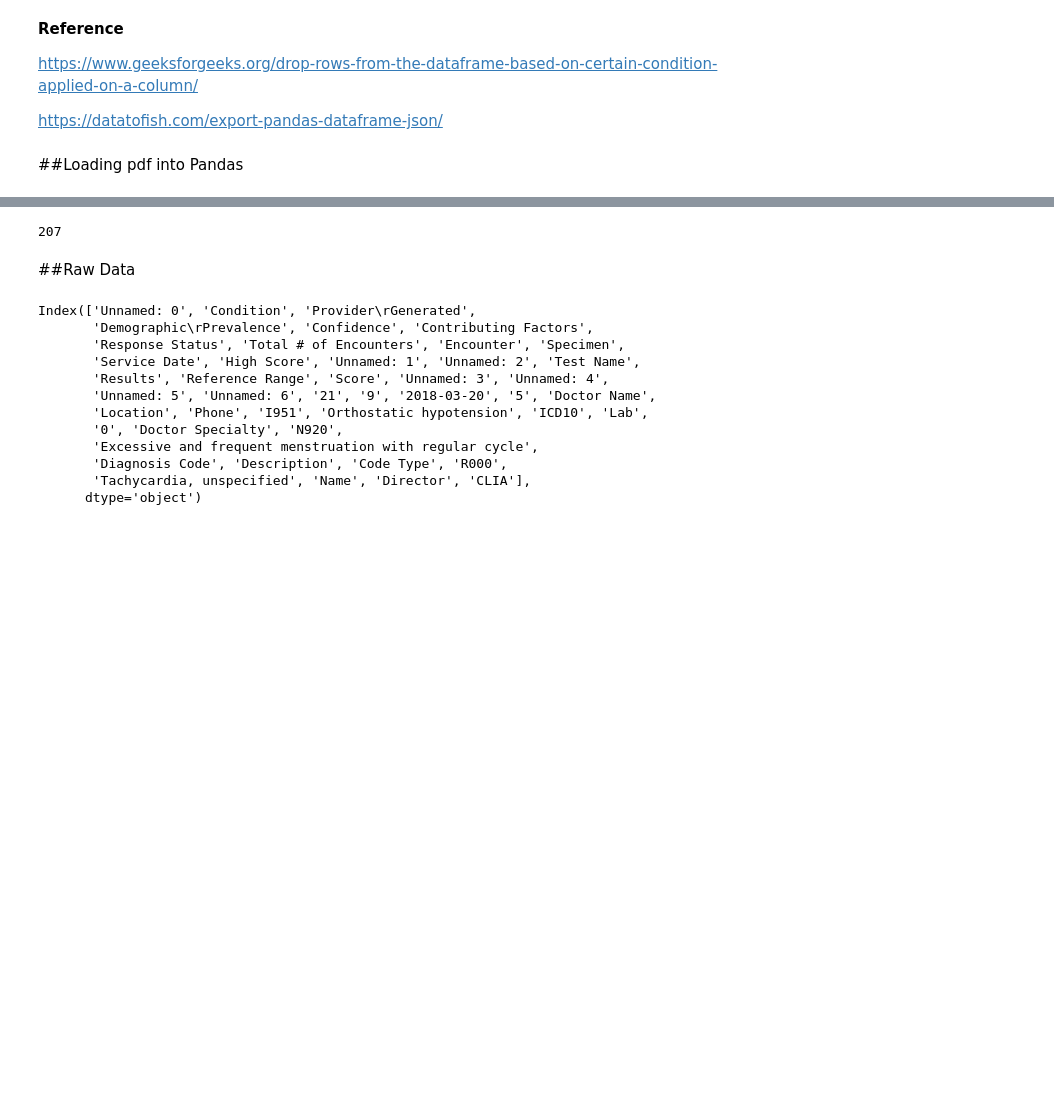
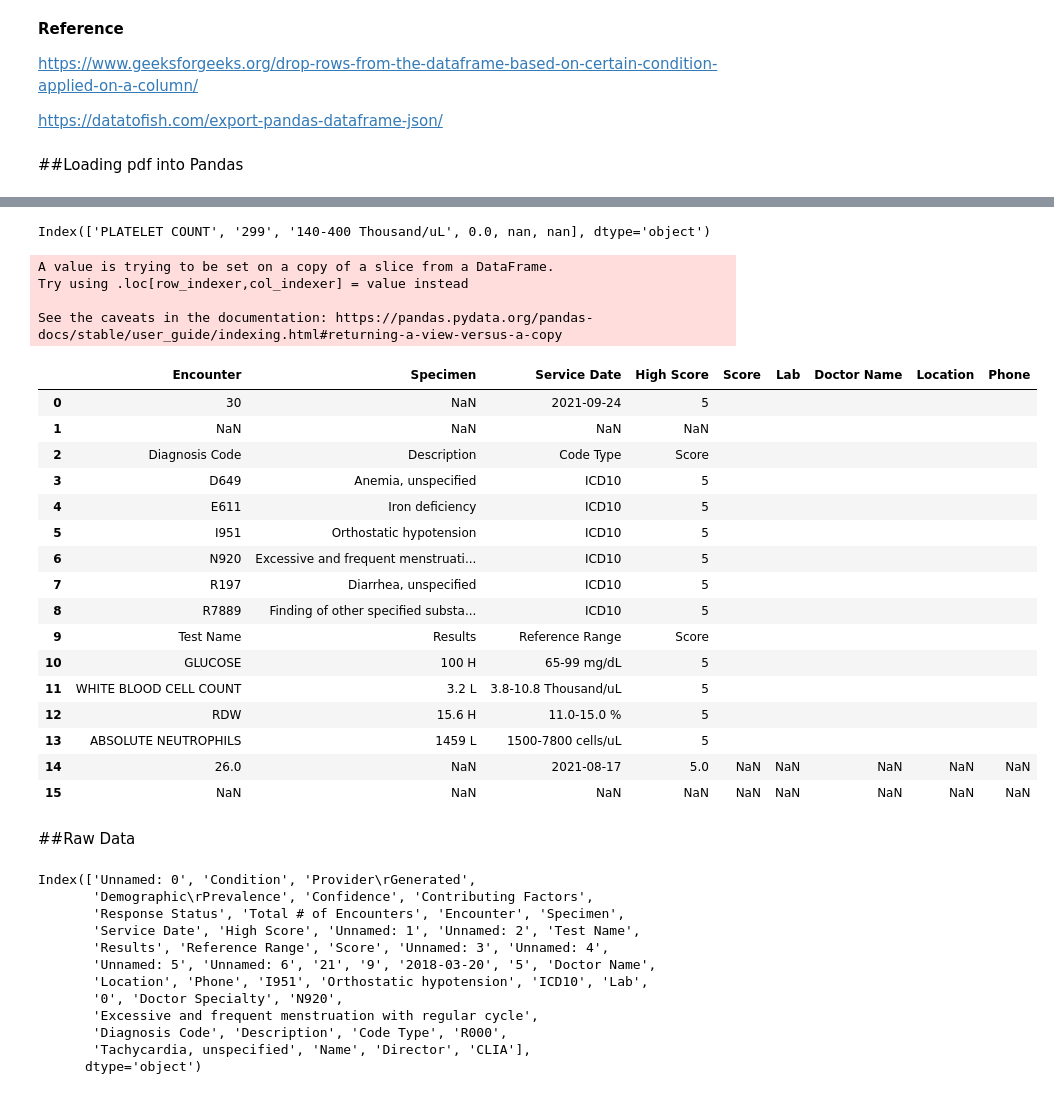
Before and after one commit to rahiakela/data-science-research-and-practice, a Jupyter notebook: data-extraction-works/01-tabulapy.ipynb, the cells around one changed output, grey strips where cells are left out. Drawn from its saved outputs; the diff is of its cells as text; code cells hidden in the pictures; blank space fills up the shorter version.

```diff
--- a/data-extraction-works/01-tabulapy.ipynb
+++ b/data-extraction-works/01-tabulapy.ipynb
@@ -36,0 +112,5 @@ dfs[1]
+# %%
+raw_df = data_df[1].rename(columns=data_df[1].iloc[0]).drop(data_df[1].index[0])
+raw_df.columns
+# %% [output]
+Index(['PLATELET COUNT', '299', '140-400 Thousand/uL', 0.0, nan, nan], dtype='object')
@@ -40,13 +135,60 @@ for idx in range(len(dfs)):
   # filter unwanted tables
   if (dfs[idx].columns[0] != "Unnamed: 0") and (dfs[idx].columns[0] != "Condition") and (dfs[idx].columns[0] != "Response Status"):
     data_df.append(dfs[idx])
-# %%
-data_df = []
-for idx in range(len(dfs)):
-  # filter unwanted tables
-  #if dfs[idx].columns[0] in ["Test Name", "Results", "Reference Range", "Score", "Encounter"]:
-  data_df.append(dfs[idx])
-# %%
-len(data_df)
-# %% [output]
-207
+# %%
+def create_data_df(dfs):
+  data_df = pd.DataFrame()
+  for idx in range(len(dfs)):
+    # Step-1: drop unwanted columns
+    raw_df = drop_unwanted_columns(dfs[idx])
+
+    # skip loop if columns does not exists
+    if len(raw_df.columns) == 0:
+      continue
+      if raw_df.columns[0] == "Condition":
+        continue
+
+    # Step-2: if it is first "Encounter" table
+    if raw_df.columns[0] == "Encounter" and len(data_df.columns) < 9:
+      # then add extra columns
+      cols_list = ["Score", "Lab", "Doctor Name", "Location", "Phone"]
+      for col_name in cols_list:
+        raw_df[col_name] = ""
+      data_df = pd.concat([data_df, raw_df], ignore_index=True) # .reset_index(drop = True)
+
+    # Step-3: if it is not first "Encounter" table
+    if raw_df.columns[0] in "Encounter":
+      # then assign column value to respective column
+      encounter_df = pd.concat([data_df, raw_df], ignore_index=True)
+
+    # Step-4: if it is "Test Name", "Diagnosis Code", "Doctor Specialty" and "Lab" table
+    if raw_df.columns[0] in ["Test Name", "Diagnosis Code", "Doctor Specialty", "Lab"]:
+      # then assign column value to "Encounter" table's column based on index position
+      pass
+
+  return encounter_df
+# %%
+data_df = create_data_df(dfs)
+data_df
+# %% [output]
+A value is trying to be set on a copy of a slice from a DataFrame.
+Try using .loc[row_indexer,col_indexer] = value instead
+
+See the caveats in the documentation: https://pandas.pydata.org/pandas-docs/stable/user_guide/indexing.html#returning-a-view-versus-a-copy
+|  | Encounter | Specimen | Service Date | High Score | Score | Lab | Doctor Name | Location | Phone |
+| 0 | 30 | NaN | 2021-09-24 | 5 |  |  |  |  |  |
+| 1 | NaN | NaN | NaN | NaN |  |  |  |  |  |
+| 2 | Diagnosis Code | Description | Code Type | Score |  |  |  |  |  |
+| 3 | D649 | Anemia, unspecified | ICD10 | 5 |  |  |  |  |  |
+| 4 | E611 | Iron deficiency | ICD10 | 5 |  |  |  |  |  |
+| 5 | I951 | Orthostatic hypotension | ICD10 | 5 |  |  |  |  |  |
+| 6 | N920 | Excessive and frequent menstruati... | ICD10 | 5 |  |  |  |  |  |
+| 7 | R197 | Diarrhea, unspecified | ICD10 | 5 |  |  |  |  |  |
+| 8 | R7889 | Finding of other specified substa... | ICD10 | 5 |  |  |  |  |  |
+| 9 | Test Name | Results | Reference Range | Score |  |  |  |  |  |
+| 10 | GLUCOSE | 100 H | 65-99 mg/dL | 5 |  |  |  |  |  |
+| 11 | WHITE BLOOD CELL COUNT | 3.2 L | 3.8-10.8 Thousand/uL | 5 |  |  |  |  |  |
+| 12 | RDW | 15.6 H | 11.0-15.0 % | 5 |  |  |  |  |  |
+| 13 | ABSOLUTE NEUTROPHILS | 1459 L | 1500-7800 cells/uL | 5 |  |  |  |  |  |
+| 14 | 26.0 | NaN | 2021-08-17 | 5.0 | NaN | NaN | NaN | NaN | NaN |
+| 15 | NaN | NaN | NaN | NaN | NaN | NaN | NaN | NaN | NaN |
```
Also changed, not shown: parts of 11 cells of this notebook.
